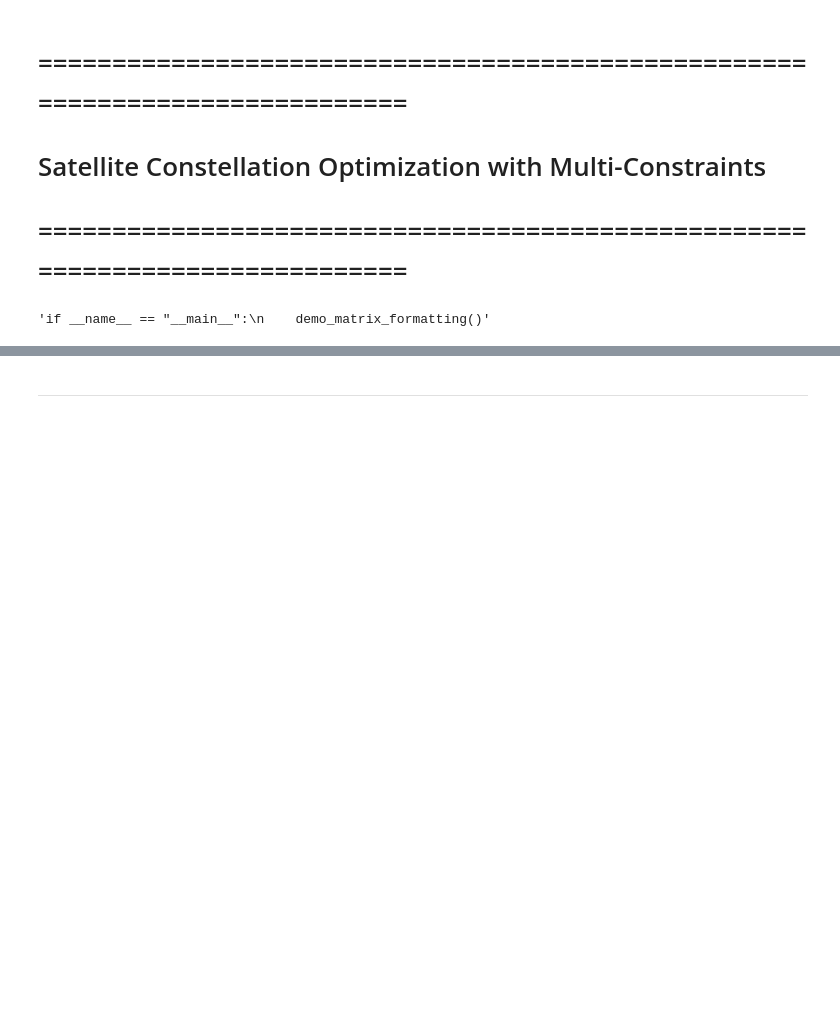
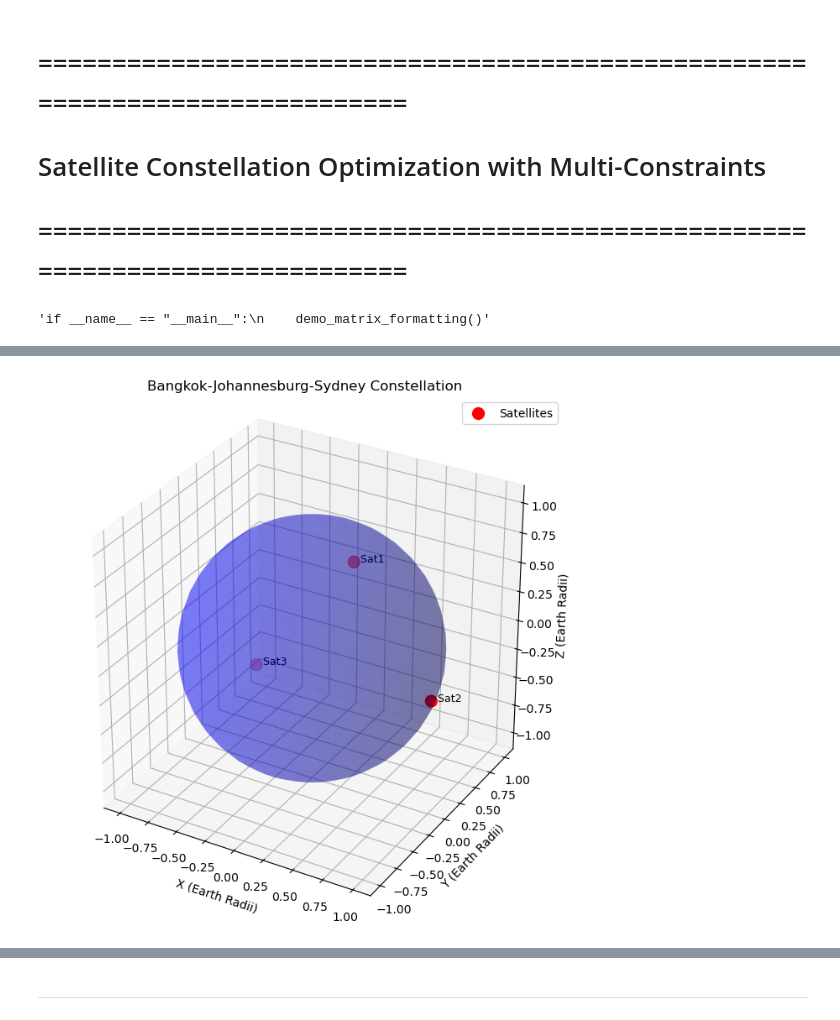
Before and after one commit to isaacasamoah/spaceml, a Jupyter notebook: notebooks/prototypes/quest_algorithm.ipynb, the cells around one changed output, grey strips where cells are left out. Drawn from its saved outputs; the diff is of its cells as text; code cells hidden in the pictures; blank space fills up the shorter version.

```diff
--- a/notebooks/prototypes/quest_algorithm.ipynb
+++ b/notebooks/prototypes/quest_algorithm.ipynb
@@ -489,33 +916,59 @@ def demo_matrix_formatting():
 # %% [output]
 'if __name__ == "__main__":\n    demo_matrix_formatting()'
 # %%
-# test for 3 satellites
+# Demo: Test the new satellite generation and naming features
 
-my_satellites = np.array([
-    [50.0, 10.0],    # Germany (Frankfurt area)
-    [50.5, 10.3],    # ~50km northeast
-    [49.7, 9.8]      # ~50km southwest
-])
+# Generate different types of satellite constellations
+print("🚀 TESTING SATELLITE CONSTELLATION GENERATOR")
+print("=" * 60)
 
-satellite_positions_cartesian = np.zeros((len(my_satellites), 3))
-for i in range(len(my_satellites)):
-    satellite_positions_cartesian[i] = latlon_to_cartesian(my_satellites[i][0], my_satellites[i][1] )
+# Test 1: Predefined global positions (3 satellites)
+print("\n1️⃣ PREDEFINED GLOBAL CONSTELLATION (3 satellites)")
+global_sats = generate_satellite_positions(3, "predefined", seed=42)
+global_names = print_satellite_info(global_sats, title="Global Test Constellation")
 
-# print(my_satellites[1][0])
+# Test 2: Generate cool names with different themes
+print("\n2️⃣ TESTING DIFFERENT NAME THEMES")
+themes = ["space", "mythological", "explorers", "stars"]
+for theme in themes:
+    names = generate_satellite_names(4, theme)
+    print(f"{theme.capitalize():12s}: {', '.join(names)}")
 
-z_vals = satellite_positions_cartesian[:,2]
-print(satellite_positions_cartesian[:,2])
-print(z_vals)
+# Test 3: Different distributions
+print("\n3️⃣ TESTING DIFFERENT DISTRIBUTIONS")
 
-# Let's look at my satellites
+# Clustered (high overlap - good for redundancy testing)
+clustered_sats = generate_satellite_positions(4, "clustered", seed=123)
+clustered_names = print_satellite_info(clustered_sats, title="Clustered Constellation")
 
-visualize_satellites_3d(my_satellites, "My First Constellation")
+# Global well-separated (good for efficiency testing)
+global_separated = generate_satellite_positions(4, "global", min_separation=45.0, seed=456)
+global_sep_names = print_satellite_info(global_separated, title="Well-Separated Global")
 
-weights = {"efficiency": 0, "redundancy": 0, "communication": 1}
+# Regional (good for communication testing)
+regional_sats = generate_satellite_positions(4, "regional", min_separation=10.0, seed=789)
+regional_names = print_satellite_info(regional_sats, title="Regional Constellation")
 
+# Test 4: Visualize one of the constellations
+print("\n4️⃣ VISUALIZING PREDEFINED CONSTELLATION")
+visualize_satellites_3d(global_sats, "Bangkok-Johannesburg-Sydney Constellation")
 
-best_spots = optimise_satellite_positions(my_satellites, weights)
+# Test 5: Matrix analysis with named satellites
+print("\n5️⃣ MATRIX ANALYSIS WITH COOL NAMES")
+weights = {"efficiency": 0.4, "redundancy": 0.3, "communication": 0.3}
 
-# Let's look at m optimised satellite
-visualize_satellites_3d(best_spots, "Optimized 3-Satellite Configuration")
+# Create matrices
+eff_matrix = constraint_matrix(global_sats, "efficiency")
+red_matrix = constraint_matrix(global_sats, "redundancy")
+comm_matrix = communication_matrix(global_sats)
+
+# Use the professional formatter with our generated names
+format_matrix_professional(eff_matrix, "Efficiency Matrix", global_names)
+format_matrix_professional(comm_matrix, "Communication Matrix", global_names)
+
+print("\n✅ All tests completed! Try different combinations:")
+print("   - generate_satellite_positions(n, 'predefined'|'global'|'regional'|'clustered'|'uniform')")
+print("   - generate_satellite_names(n, 'space'|'mythological'|'explorers'|'stars'|'mixed')")
+print("   - print_satellite_info(positions, names, title)")
+print("   - Use the names with format_matrix_professional(matrix, name, satellite_names)")
 # %% [output]
@@ -523,0 +992 @@ visualize_satellites_3d(best_spots, "Optimized 3-Satellite Configuration")
+[figure, added]
```
Also changed, not shown: parts of 5 cells of this notebook, 1 other file.
